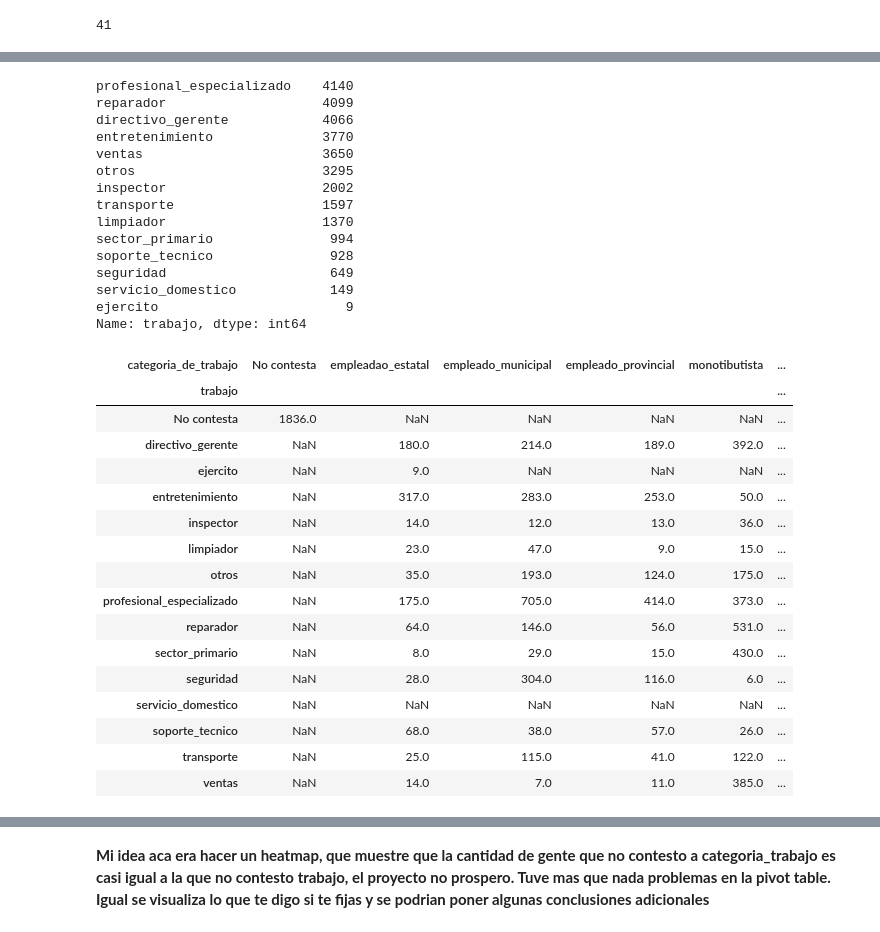
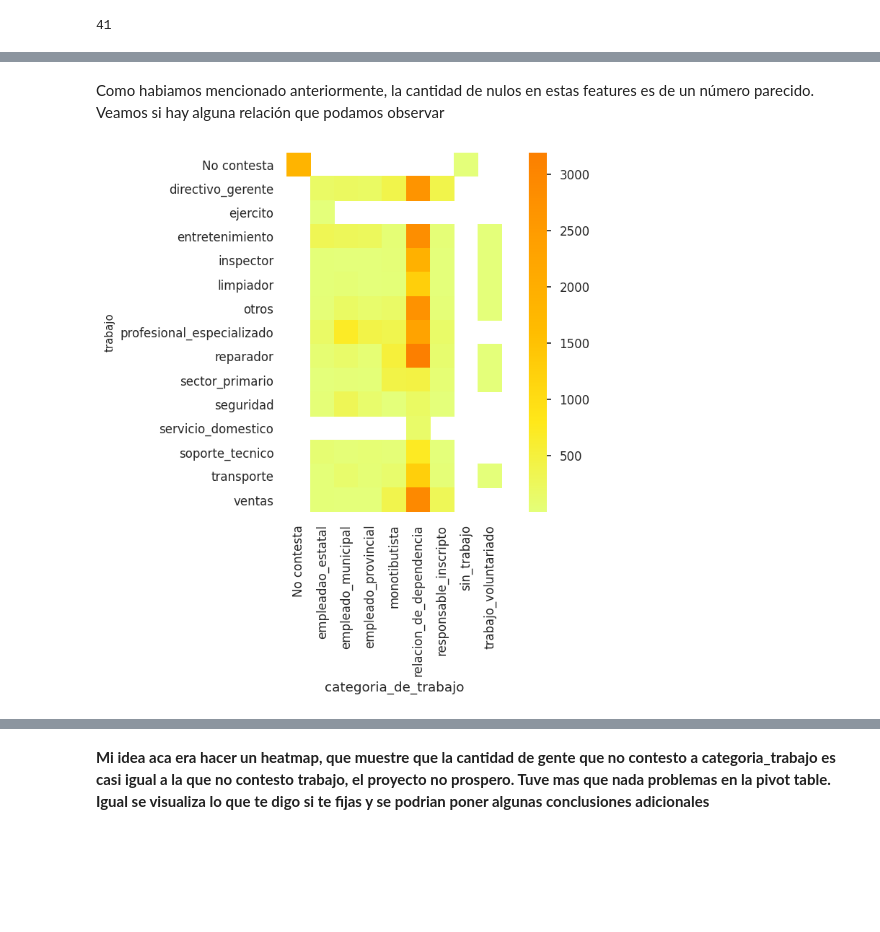
Before and after one commit to fjpacheco/machine-learning, a Jupyter notebook: notebook_definitivo.ipynb, the cells around one changed output, grey strips where cells are left out. Cells and saved outputs as stored; diff of their text form; code cells hidden in the pictures; blank space fills up the shorter version.

```diff
--- a/notebook_definitivo.ipynb
+++ b/notebook_definitivo.ipynb
@@ -174,42 +111,13 @@ Lo primero que se observa es que los faltantes de una y otra categoria son simil
-# %%
-df.trabajo.value_counts()
-# %% [output]
-profesional_especializado    4140
-reparador                    4099
-directivo_gerente            4066
-entretenimiento              3770
-ventas                       3650
-otros                        3295
-inspector                    2002
-transporte                   1597
-limpiador                    1370
-sector_primario               994
-soporte_tecnico               928
-seguridad                     649
-servicio_domestico            149
-ejercito                        9
-Name: trabajo, dtype: int64
+# %% [markdown]
+Como habiamos mencionado anteriormente, la cantidad de nulos en estas features es de un número parecido. Veamos si hay alguna relación que podamos observar
 # %%
 df['trabajo'] = df['trabajo'].replace(np.nan,'No contesta')
 df['categoria_de_trabajo'] = df['categoria_de_trabajo'].replace(np.nan,'No contesta')
-
 tabla_pivot = pd.pivot_table(df,values='edad',index='trabajo',columns='categoria_de_trabajo',aggfunc='count').sort_index()
-tabla_pivot
+plt.figure(dpi=120)
+plt.ylabel("Trabajo", fontsize=9)
+sns.heatmap(tabla_pivot, square=True, cmap="Wistia")
+plt.xticks(rotation = 90)
+plt.show()
 # %% [output]
-| categoria_de_trabajo | No contesta | empleadao_estatal | empleado_municipal | empleado_provincial | monotibutista | ... |
-| trabajo |  |  |  |  |  | ... |
-| No contesta | 1836.0 | NaN | NaN | NaN | NaN | ... |
-| directivo_gerente | NaN | 180.0 | 214.0 | 189.0 | 392.0 | ... |
-| ejercito | NaN | 9.0 | NaN | NaN | NaN | ... |
-| entretenimiento | NaN | 317.0 | 283.0 | 253.0 | 50.0 | ... |
-| inspector | NaN | 14.0 | 12.0 | 13.0 | 36.0 | ... |
-| limpiador | NaN | 23.0 | 47.0 | 9.0 | 15.0 | ... |
-| otros | NaN | 35.0 | 193.0 | 124.0 | 175.0 | ... |
-| profesional_especializado | NaN | 175.0 | 705.0 | 414.0 | 373.0 | ... |
-| reparador | NaN | 64.0 | 146.0 | 56.0 | 531.0 | ... |
-| sector_primario | NaN | 8.0 | 29.0 | 15.0 | 430.0 | ... |
-| seguridad | NaN | 28.0 | 304.0 | 116.0 | 6.0 | ... |
-| servicio_domestico | NaN | NaN | NaN | NaN | NaN | ... |
-| soporte_tecnico | NaN | 68.0 | 38.0 | 57.0 | 26.0 | ... |
-| transporte | NaN | 25.0 | 115.0 | 41.0 | 122.0 | ... |
-| ventas | NaN | 14.0 | 7.0 | 11.0 | 385.0 | ... |
+[figure, added]
```
Also changed, not shown: parts of 25 cells of this notebook, 2 other files.
